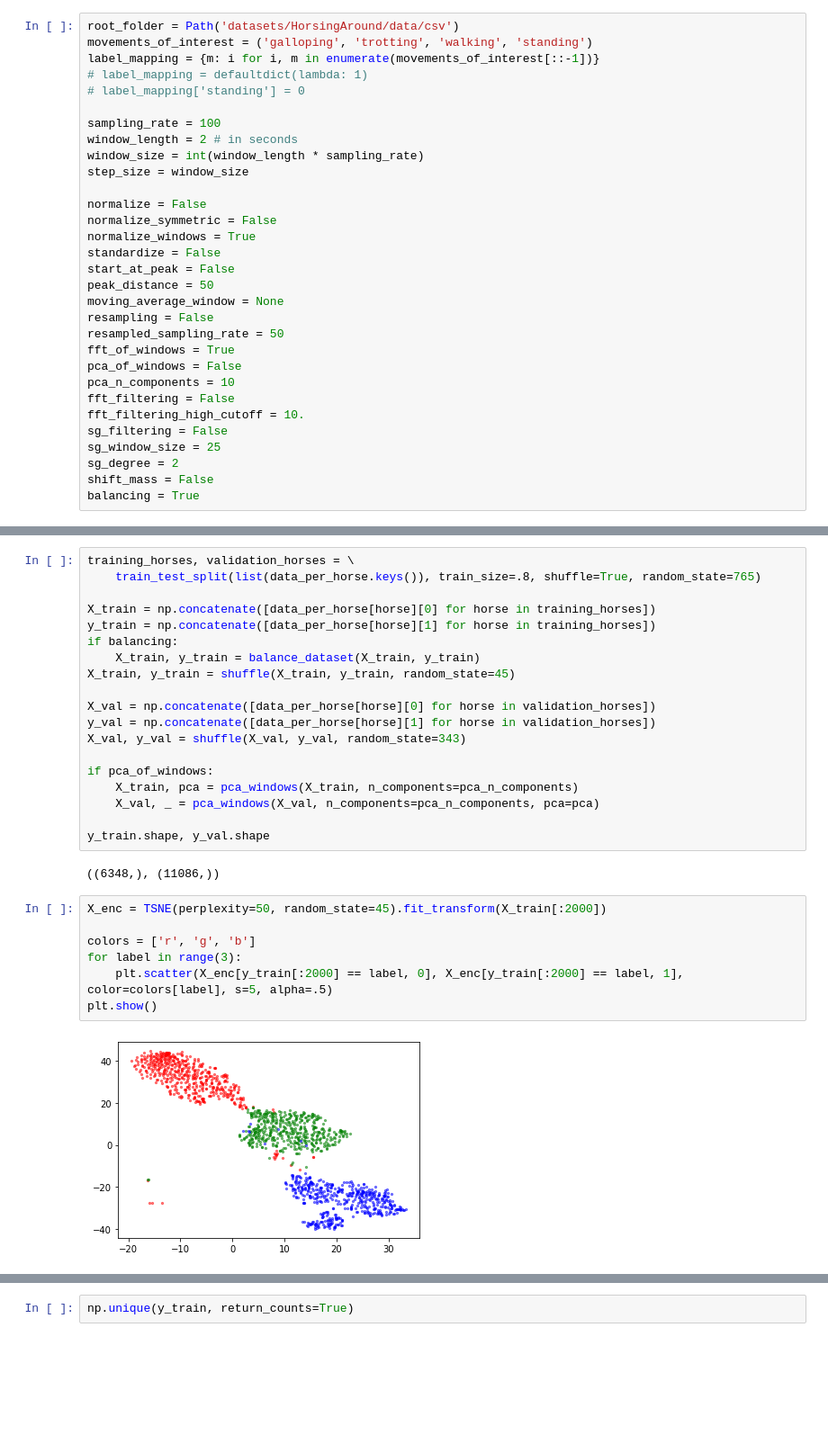
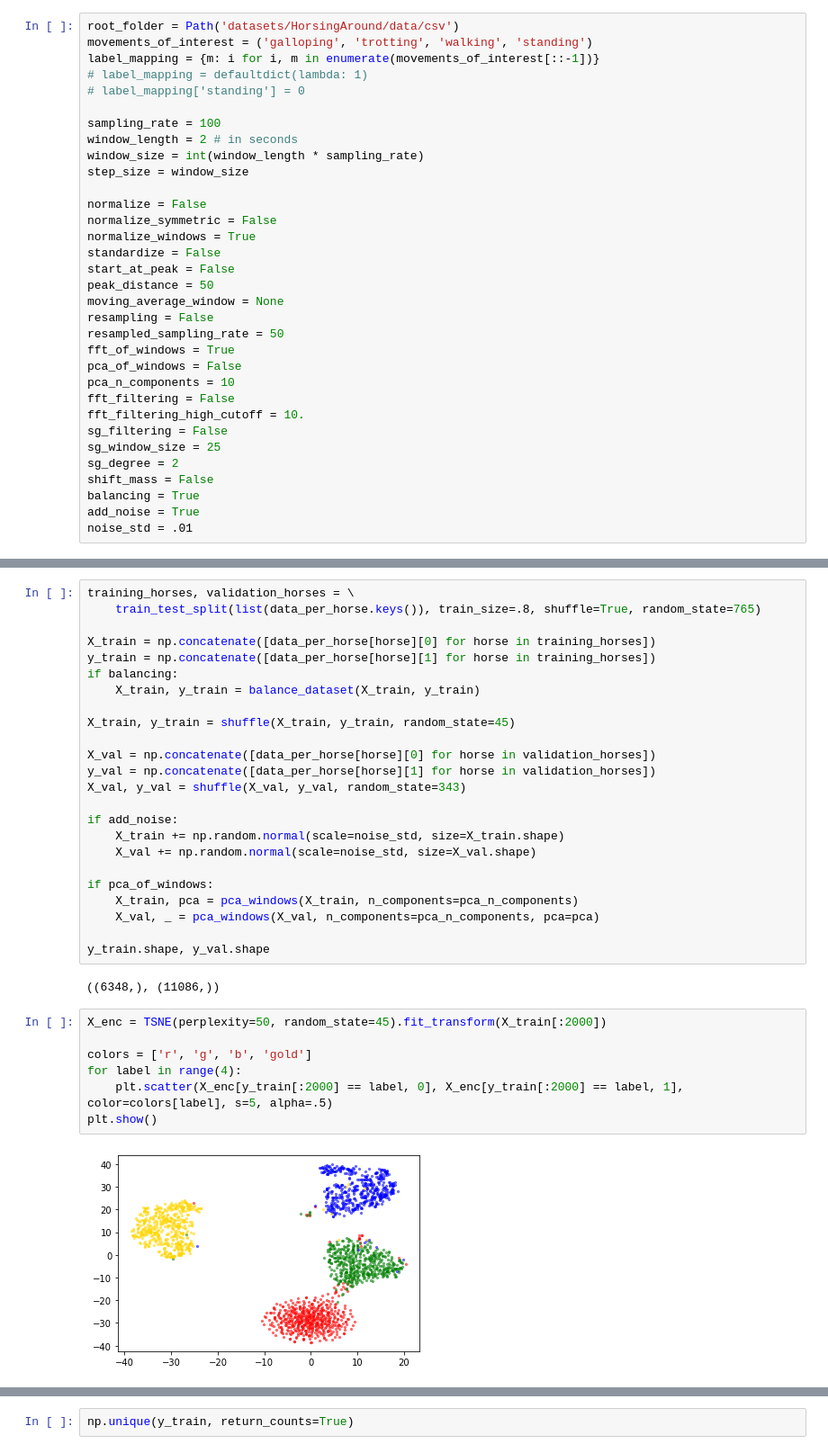
Before and after one commit to timodw/time_series_preprocessing, a Jupyter notebook: preprocessing.ipynb, the cells around one changed output, grey strips where cells are left out. Shown at 90% size. Saved outputs shown, nothing was run; the diff lists cells and outputs as text; blank space fills up the shorter version.

Commit message:
added stand with noise as well

```diff
--- a/preprocessing.ipynb
+++ b/preprocessing.ipynb
@@ -302,6 +302,8 @@ sg_window_size = 25
 sg_degree = 2
 shift_mass = False
 balancing = True
+add_noise = True
+noise_std = .01
 # %%
 # Get list of the amount of activities per horse
 activity_distribution = pd.read_csv(root_folder / 'activity_distribution.csv')
@@ -420,12 +422,17 @@ X_train = np.concatenate([data_per_horse[horse][0] for horse in training_horses]
 y_train = np.concatenate([data_per_horse[horse][1] for horse in training_horses])
 if balancing:
     X_train, y_train = balance_dataset(X_train, y_train)
+
 X_train, y_train = shuffle(X_train, y_train, random_state=45)
 
 X_val = np.concatenate([data_per_horse[horse][0] for horse in validation_horses])
 y_val = np.concatenate([data_per_horse[horse][1] for horse in validation_horses])
 X_val, y_val = shuffle(X_val, y_val, random_state=343)
 
+if add_noise:
+    X_train += np.random.normal(scale=noise_std, size=X_train.shape)
+    X_val += np.random.normal(scale=noise_std, size=X_val.shape)
+
 if pca_of_windows:
     X_train, pca = pca_windows(X_train, n_components=pca_n_components)
     X_val, _ = pca_windows(X_val, n_components=pca_n_components, pca=pca)
@@ -436,10 +443,10 @@ y_train.shape, y_val.shape
 # %%
 X_enc = TSNE(perplexity=50, random_state=45).fit_transform(X_train[:2000])
 
-colors = ['r', 'g', 'b']
-for label in range(3):
+colors = ['r', 'g', 'b', 'gold']
+for label in range(4):
     plt.scatter(X_enc[y_train[:2000] == label, 0], X_enc[y_train[:2000] == label, 1], color=colors[label], s=5, alpha=.5)
 plt.show()
 # %% [output]
-[figure, old version]
+[figure, new version]
 # %%
```
Also changed, not shown: parts of 8 cells of this notebook.
